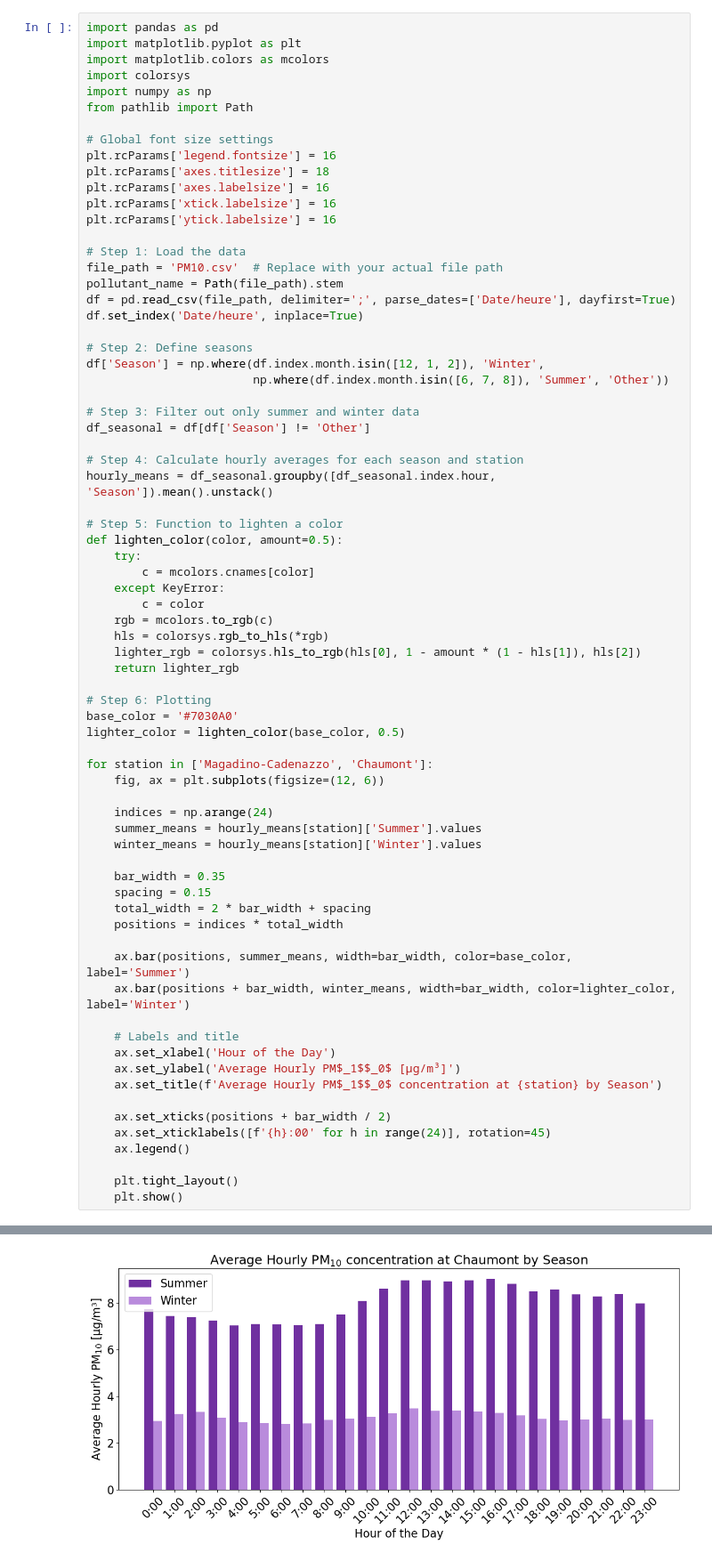
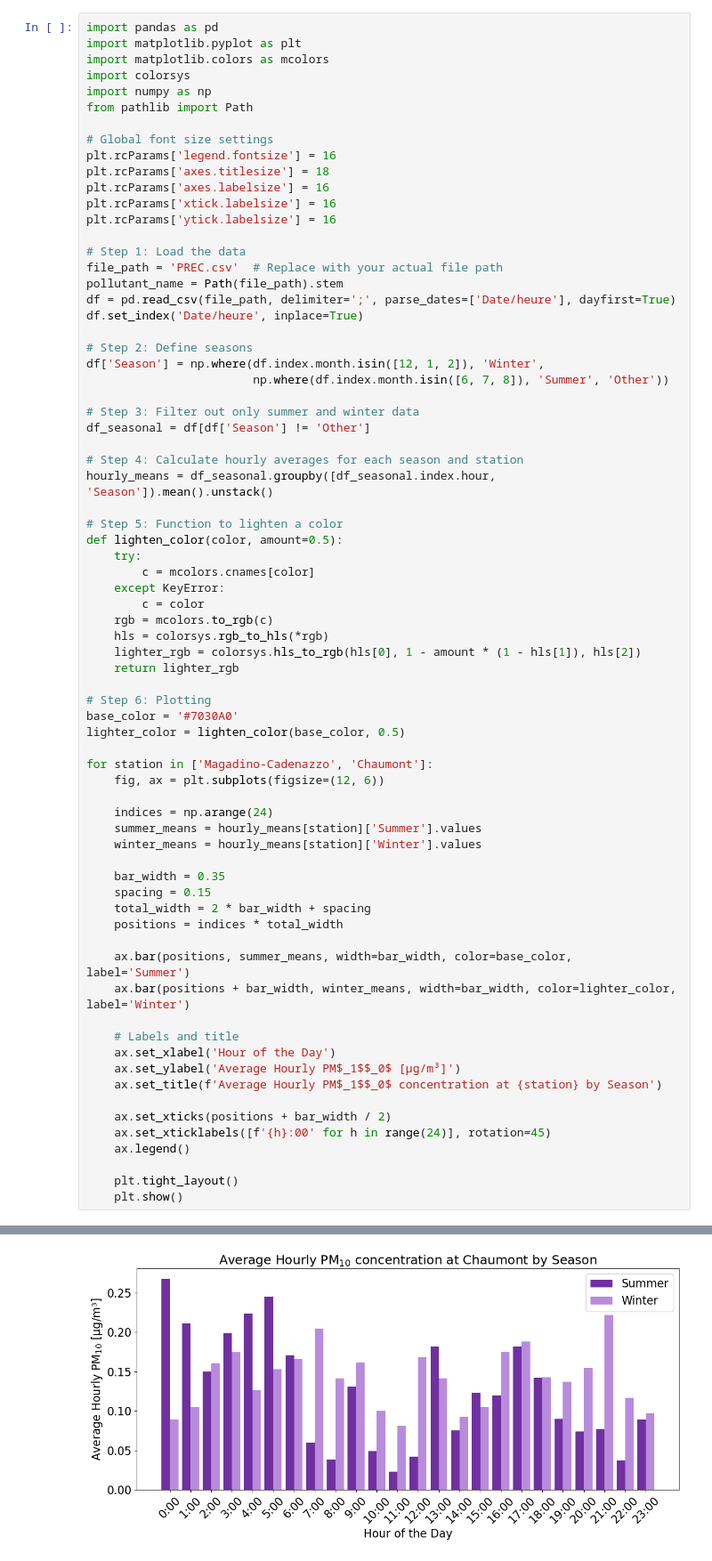
Before and after one commit to alexhvrl/PROJET-AIR-POLLUTION, a Jupyter notebook: QU5_YOAN/Question5_YOAN.ipynb, the cells around one changed output, grey strips where cells are left out. Shown at 89% size. Saved outputs shown, nothing was run; the diff lists cells and outputs as text.

```diff
--- a/QU5_YOAN/Question5_YOAN.ipynb
+++ b/QU5_YOAN/Question5_YOAN.ipynb
@@ -14,7 +14,7 @@ plt.rcParams['xtick.labelsize'] = 16
 plt.rcParams['ytick.labelsize'] = 16
 
 # Step 1: Load the data
-file_path = 'PM10.csv'  # Replace with your actual file path
+file_path = 'PREC.csv'  # Replace with your actual file path
 pollutant_name = Path(file_path).stem
 df = pd.read_csv(file_path, delimiter=';', parse_dates=['Date/heure'], dayfirst=True)
 df.set_index('Date/heure', inplace=True)
@@ -75 +75 @@ for station in ['Magadino-Cadenazzo', 'Chaumont']:
-[figure, old version]
+[figure, new version]
```
Also changed, not shown: parts of 2 cells of this notebook, 1 other file.
